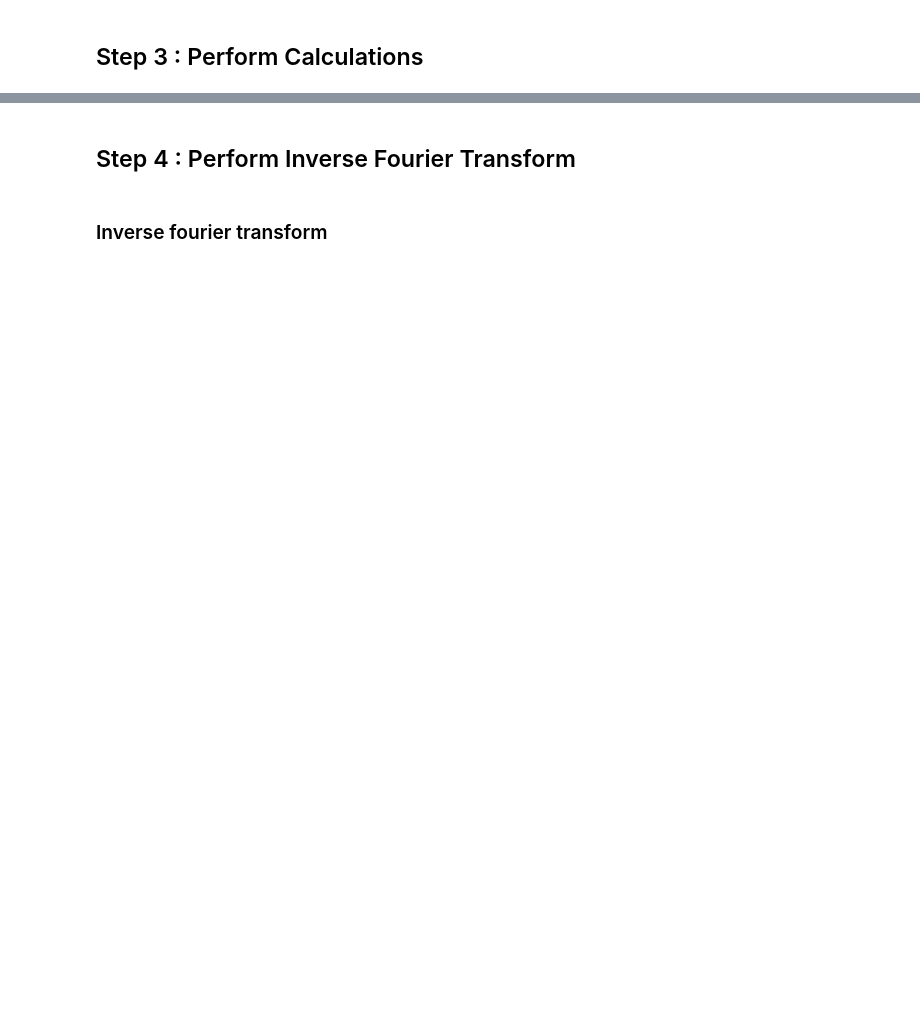
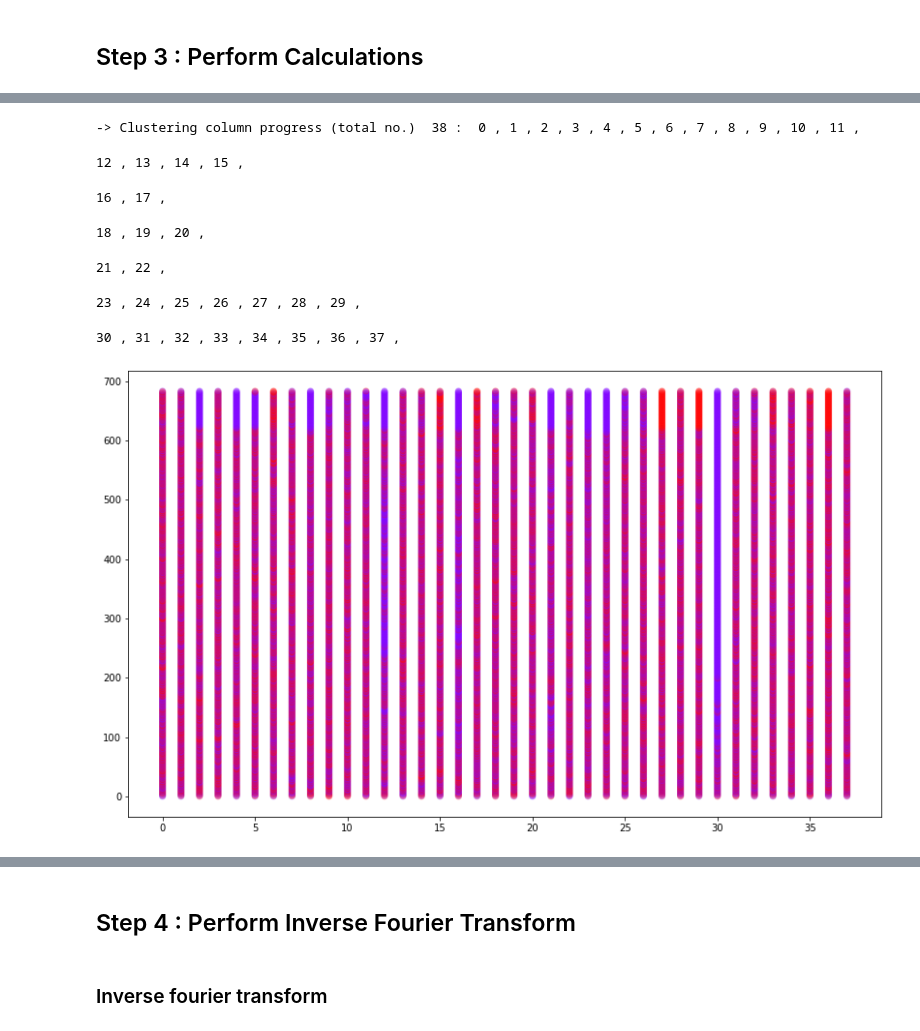
Before and after one commit to Devzard/audio-bg-noise-separation, a Jupyter notebook: main.ipynb, the cells around one changed output, grey strips where cells are left out. Cells and saved outputs as stored; diff of their text form; code cells hidden in the pictures; blank space fills up the shorter version.

```diff
--- a/main.ipynb
+++ b/main.ipynb
@@ -160,0 +120,30 @@ Spectrogram data : [[-22.53331853 -20.89959028 -18.71756429 ... -17.73093987 -16
+# %%
+import warnings
+warnings.filterwarnings(action='ignore')
+
+spectral = SpectralClustering(n_clusters=2)
+# spectral = SpectralClustering(n_clusters=2, eigen_solver='arpack', affinity="nearest_neighbors", n_jobs=-1, assign_labels='kmeans')
+all_labels = np.zeros((rows, columns))
+
+plt.figure(2).set_size_inches(12, 8)
+plt.figure(2).subplots_adjust(left=0.05, bottom=0.1,
+                              right=0.95, top=0.9, wspace=0.6, hspace=0.8)
+
+print('-> Clustering column progress (total no. ', columns, ':)', end=' ')
+for col in range(0, columns):
+    spectral_fit_predict = spectral.fit_predict(
+        specgram_data[:, col].reshape(-1, 1))
+    print(col, ", ", end='')
+    all_labels[:, col] = spectral_fit_predict
+    x = np.full((rows, 1), col)
+    y = np.linspace(0, rows, rows)
+    plt.scatter(x, y, c=spectral_fit_predict, s=40, cmap="rainbow", alpha=0.2)
+# %% [output]
+-> Clustering column progress (total no.)  38 :  0 , 1 , 2 , 3 , 4 , 5 , 6 , 7 , 8 , 9 , 10 , 11 ,
+12 , 13 , 14 , 15 ,
+16 , 17 ,
+18 , 19 , 20 ,
+21 , 22 ,
+23 , 24 , 25 , 26 , 27 , 28 , 29 ,
+30 , 31 , 32 , 33 , 34 , 35 , 36 , 37 ,
+[figure, added]
```
Also changed, not shown: parts of 18 cells of this notebook, 1 other file.
